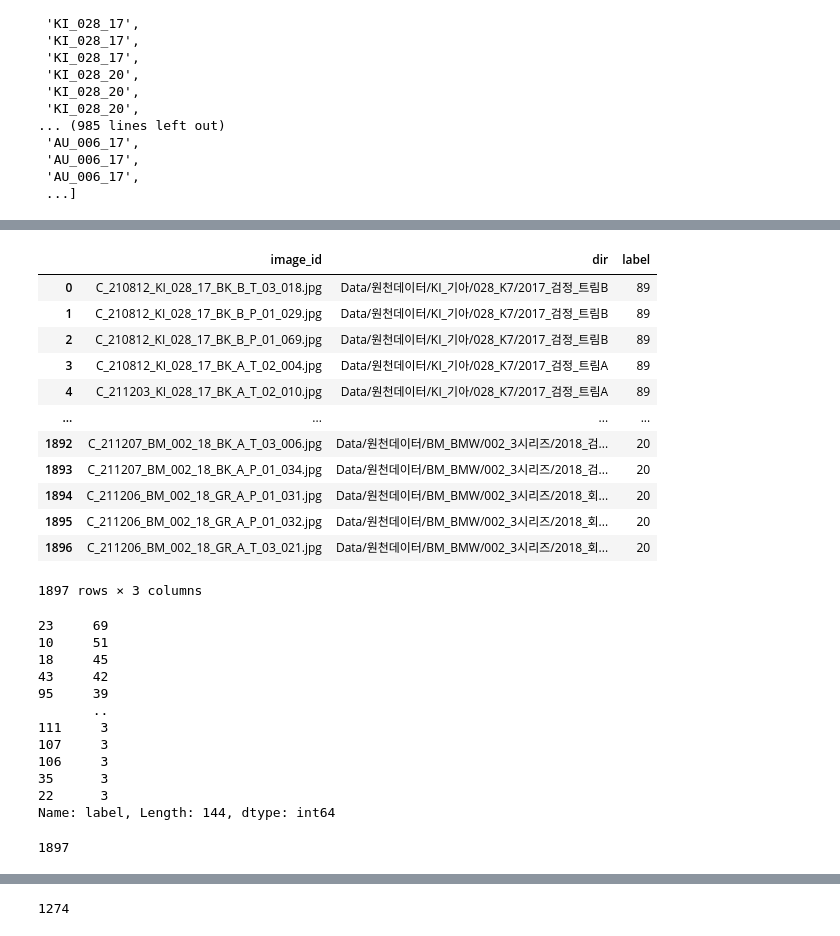
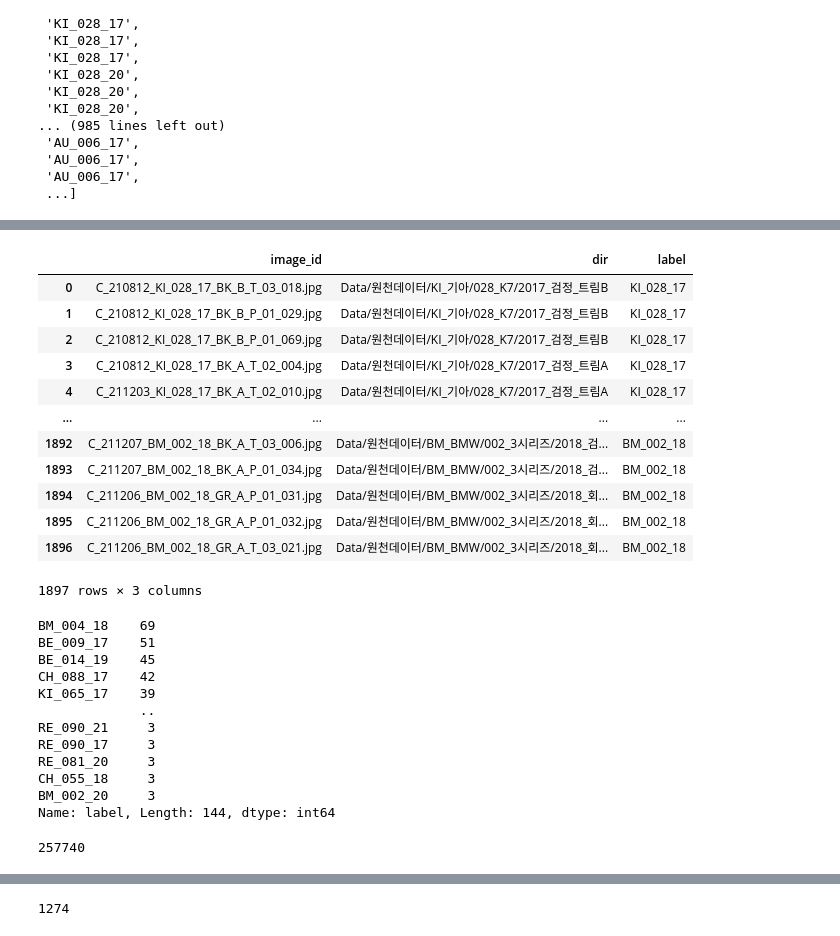
Before and after one commit to hojunking/efficientnet_pytorch, a Jupyter notebook: classification_train.ipynb, the cells around one changed output, grey strips where cells are left out. Saved outputs shown, nothing was run; the diff lists cells and outputs as text; code cells hidden in the pictures.

```diff
--- a/classification_train.ipynb
+++ b/classification_train.ipynb
@@ -42,7 +42,7 @@ import wandb
 label_path = 'Data/라벨링데이터/'
 img_path = 'Data/원천데이터/'
 # %%
-path = 'Data/원천데이터/'
+path = 'Data/car_data/car/1.Training/원천데이터/'
 img_names = []
 img_labels = []
 
@@ -58,0 +59,12 @@ Image_labels: 1897
+# %%
+path = 'Data/원천데이터/'
+img_names = []
+img_labels = []
+
+for folder, subfolders, filenames in os.walk(path):
+    for img in filenames:
+        img_names.append(folder+'/'+img)
+        img_labels.append(img[9:18])
+
+print('Images: ',len(img_names))
+print("Image_labels:", len(img_labels))
@@ -176,40 +144,40 @@ KeyError: tensor([0., 0., 0., 0., 0., 0., 0., 0., 0., 0., 0., 0., 0., 0., 0., 0.
 # %%
 trn_df = pd.DataFrame(img_names, columns=['image_id'])
 trn_df['dir'] = trn_df['image_id'].apply(lambda x: os.path.dirname(x))
 trn_df['image_id'] = trn_df['image_id'].apply(lambda x: os.path.basename(x))
-trn_df['label'] = new_cat
+trn_df['label'] = img_labels
 train = trn_df
 train
 # %% [output]
 |  | image_id | dir | label |
-| 0 | C_210812_KI_028_17_BK_B_T_03_018.jpg | Data/원천데이터/KI_기아/028_K7/2017_검정_트림B | 89 |
-| 1 | C_210812_KI_028_17_BK_B_P_01_029.jpg | Data/원천데이터/KI_기아/028_K7/2017_검정_트림B | 89 |
-| 2 | C_210812_KI_028_17_BK_B_P_01_069.jpg | Data/원천데이터/KI_기아/028_K7/2017_검정_트림B | 89 |
-| 3 | C_210812_KI_028_17_BK_A_T_02_004.jpg | Data/원천데이터/KI_기아/028_K7/2017_검정_트림A | 89 |
-| 4 | C_211203_KI_028_17_BK_A_T_02_010.jpg | Data/원천데이터/KI_기아/028_K7/2017_검정_트림A | 89 |
+| 0 | C_210812_KI_028_17_BK_B_T_03_018.jpg | Data/원천데이터/KI_기아/028_K7/2017_검정_트림B | KI_028_17 |
+| 1 | C_210812_KI_028_17_BK_B_P_01_029.jpg | Data/원천데이터/KI_기아/028_K7/2017_검정_트림B | KI_028_17 |
+| 2 | C_210812_KI_028_17_BK_B_P_01_069.jpg | Data/원천데이터/KI_기아/028_K7/2017_검정_트림B | KI_028_17 |
+| 3 | C_210812_KI_028_17_BK_A_T_02_004.jpg | Data/원천데이터/KI_기아/028_K7/2017_검정_트림A | KI_028_17 |
+| 4 | C_211203_KI_028_17_BK_A_T_02_010.jpg | Data/원천데이터/KI_기아/028_K7/2017_검정_트림A | KI_028_17 |
 | ... | ... | ... | ... |
-| 1892 | C_211207_BM_002_18_BK_A_T_03_006.jpg | Data/원천데이터/BM_BMW/002_3시리즈/2018_검... | 20 |
-| 1893 | C_211207_BM_002_18_BK_A_P_01_034.jpg | Data/원천데이터/BM_BMW/002_3시리즈/2018_검... | 20 |
-| 1894 | C_211206_BM_002_18_GR_A_P_01_031.jpg | Data/원천데이터/BM_BMW/002_3시리즈/2018_회... | 20 |
-| 1895 | C_211206_BM_002_18_GR_A_P_01_032.jpg | Data/원천데이터/BM_BMW/002_3시리즈/2018_회... | 20 |
-| 1896 | C_211206_BM_002_18_GR_A_T_03_021.jpg | Data/원천데이터/BM_BMW/002_3시리즈/2018_회... | 20 |
+| 1892 | C_211207_BM_002_18_BK_A_T_03_006.jpg | Data/원천데이터/BM_BMW/002_3시리즈/2018_검... | BM_002_18 |
+| 1893 | C_211207_BM_002_18_BK_A_P_01_034.jpg | Data/원천데이터/BM_BMW/002_3시리즈/2018_검... | BM_002_18 |
+| 1894 | C_211206_BM_002_18_GR_A_P_01_031.jpg | Data/원천데이터/BM_BMW/002_3시리즈/2018_회... | BM_002_18 |
+| 1895 | C_211206_BM_002_18_GR_A_P_01_032.jpg | Data/원천데이터/BM_BMW/002_3시리즈/2018_회... | BM_002_18 |
+| 1896 | C_211206_BM_002_18_GR_A_T_03_021.jpg | Data/원천데이터/BM_BMW/002_3시리즈/2018_회... | BM_002_18 |
 1897 rows × 3 columns
 # %%
 train.label.value_counts()
 # %% [output]
-23     69
-10     51
-18     45
-43     42
-95     39
-       ..
-111     3
-107     3
-106     3
-35      3
-22      3
+BM_004_18    69
+BE_009_17    51
+BE_014_19    45
+CH_088_17    42
+KI_065_17    39
+             ..
+RE_090_21     3
+RE_090_17     3
+RE_081_20     3
+CH_055_18     3
+BM_002_20     3
 Name: label, Length: 144, dtype: int64
 # %%
 print(len(train.label))
 # %% [output]
-1897
+257740
```
Also changed, not shown: parts of 26 cells of this notebook, 1 other file.
